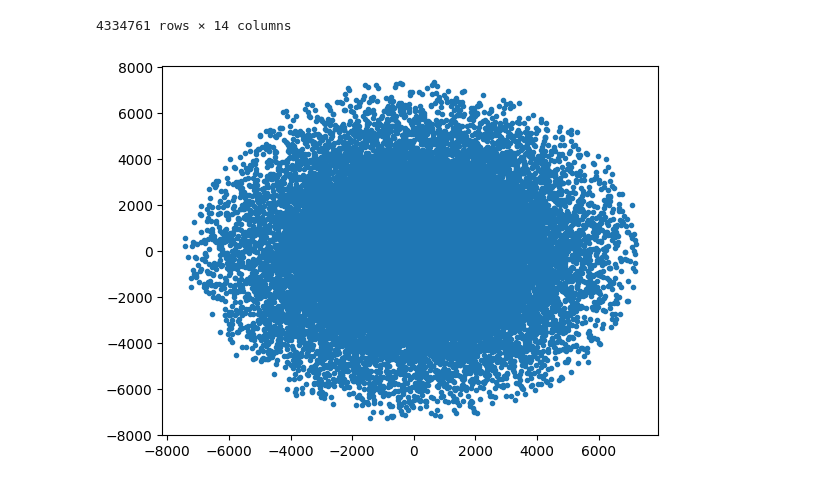
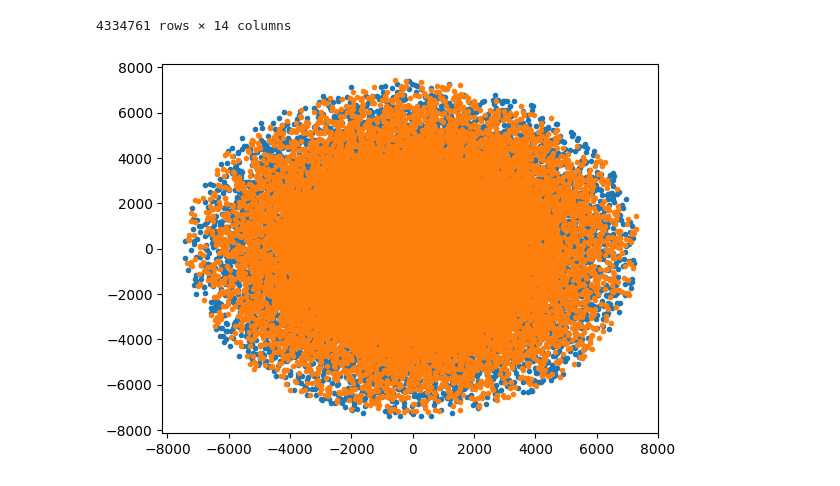
Before and after one commit to sperezp23/Analizador_de_Galaxias, a Jupyter notebook: Ensayos.ipynb, the cells around one changed output. Saved outputs shown, nothing was run; the diff lists cells and outputs as text; code cells hidden in the pictures.

Commit message:
Update: Gráfica de la galaxia rotada.

```diff
--- a/Ensayos.ipynb
+++ b/Ensayos.ipynb
@@ -158,7 +158,8 @@ galaxia_df
 | 4334760 | 3869407 | 76.409187 | 56.888939 | 340.798157 | -9.570582 | -31.769072 | 57.378128 | 0.000004 | 72.682640 | 58.689438 | 341.383698 | ... |
 4334761 rows × 14 columns
 # %%
-plt.scatter(x = galaxia_df.x0, y = galaxia_df.y0, marker= '.')
+plt.scatter(x = galaxia_df.x0, y = galaxia_df.z0, marker= '.')
+plt.scatter(x = galaxia_df.x_f, y = galaxia_df.z_f, marker= '.')
 plt.show()
 # %% [output]
-[figure, old version]
+[figure, new version]
```
